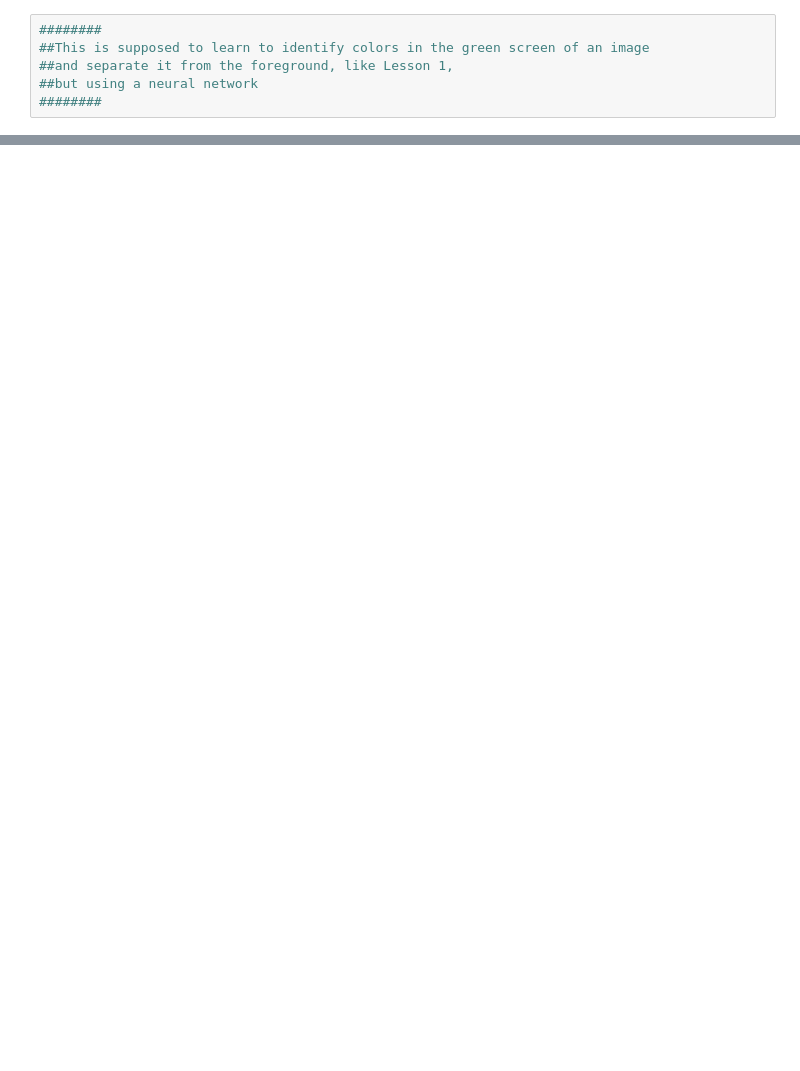
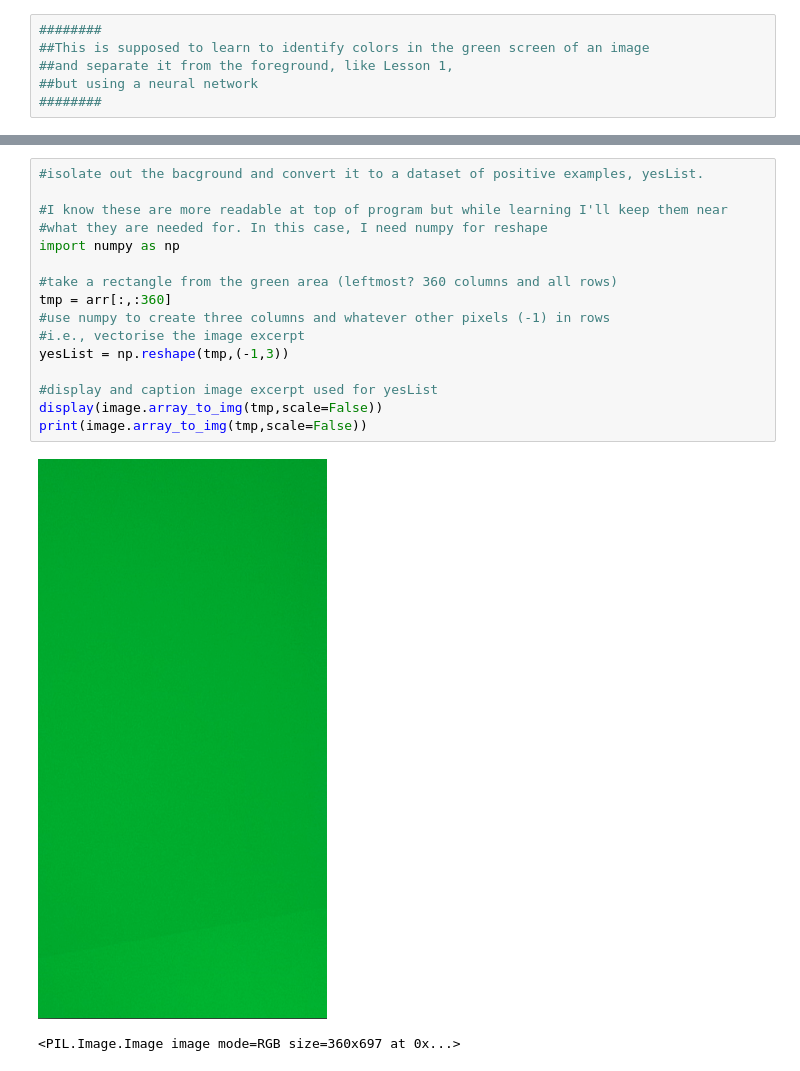
Before and after one commit to nicholasfurl/Great-Courses, a Jupyter notebook: Lesson05_neuralNetworkFromScratch.ipynb, the cells around one changed output, grey strips where cells are left out. Cells and saved outputs as stored; diff of their text form; blank space fills up the shorter version.

```diff
--- a/Lesson05_neuralNetworkFromScratch.ipynb
+++ b/Lesson05_neuralNetworkFromScratch.ipynb
@@ -35,0 +73,19 @@ CONTENTS OF ACTIVE DIRECTORY:  ['greenML.png    greenML.png.2  greenML.png.4  sa
+# %%
+#isolate out the bacground and convert it to a dataset of positive examples, yesList.
+
+#I know these are more readable at top of program but while learning I'll keep them near
+#what they are needed for. In this case, I need numpy for reshape
+import numpy as np
+
+#take a rectangle from the green area (leftmost? 360 columns and all rows)
+tmp = arr[:,:360]
+#use numpy to create three columns and whatever other pixels (-1) in rows
+#i.e., vectorise the image excerpt
+yesList = np.reshape(tmp,(-1,3))
+
+#display and caption image excerpt used for yesList
+display(image.array_to_img(tmp,scale=False))
+print(image.array_to_img(tmp,scale=False))
+# %% [output]
+[figure, added]
+<PIL.Image.Image image mode=RGB size=360x697 at 0x...>
```
Also changed, not shown: parts of 8 cells of this notebook.
